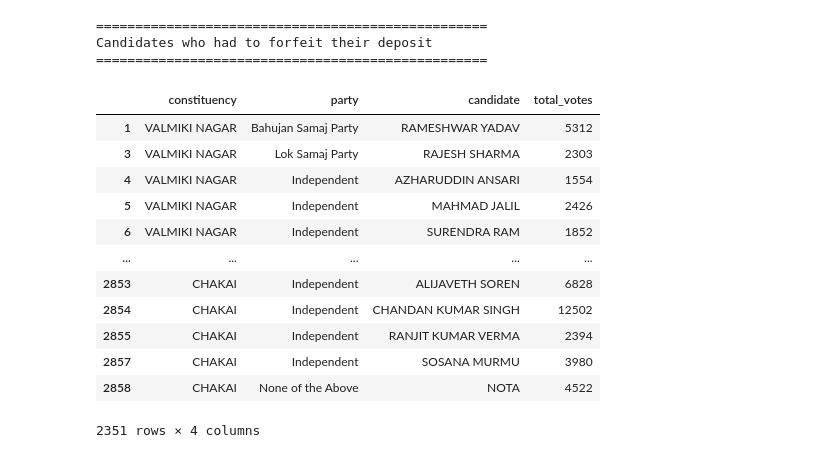
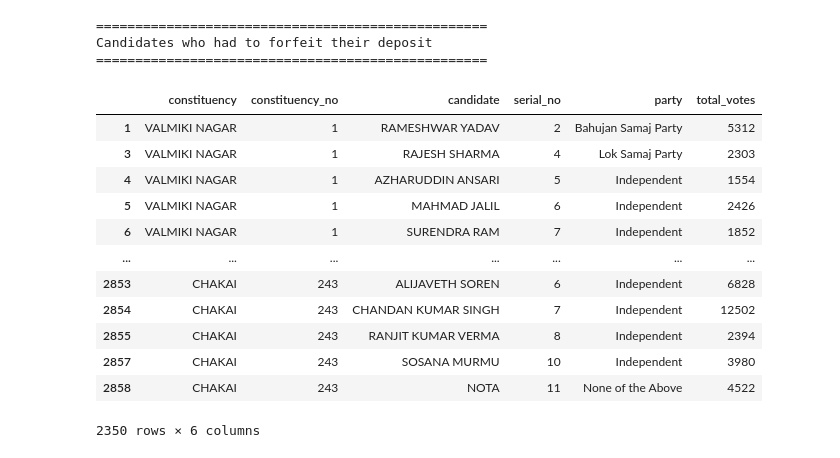
Before and after one commit to thecont1/india-votes-data, a Jupyter notebook: analyse-this.ipynb, the cells around one changed output. Drawn from its saved outputs; the diff is of its cells as text; code cells hidden in the pictures.

```diff
--- a/analyse-this.ipynb
+++ b/analyse-this.ipynb
@@ -145,36 +145,36 @@ Bottom 10 Winning Candidates by Victory Margin
 # %%
 # Calculate deposit loss status directly using transform
-df['deposit_lost'] = df['total_votes'] < (df.groupby('constituency')['total_votes'].transform('sum') / 6)
+df['deposit_lost'] = df['total_votes'] < (df.groupby('constituency_no')['total_votes'].transform('sum') / 6)
 
 # Find winners in each constituency
-df['is_winner'] = df['total_votes'] == df.groupby('constituency')['total_votes'].transform('max')
+df['is_winner'] = df['total_votes'] == df.groupby('constituency_no')['total_votes'].transform('max')
 
 print('='*50)
 print(f"Candidates who had to forfeit their deposit")
 print('='*50)
 
 # Display some examples to verify
-select_columns = ['constituency', 'party', 'candidate', 'total_votes']
+select_columns = ['constituency', 'constituency_no', 'candidate', 'serial_no', 'party', 'total_votes']
 ffdeposit = df[df['deposit_lost'] == True]
 ffdeposit = ffdeposit[select_columns]
 display(ffdeposit)
 # %% [output]
 ==================================================
 Candidates who had to forfeit their deposit
 ==================================================
-|  | constituency | party | candidate | total_votes |
-| 1 | VALMIKI NAGAR | Bahujan Samaj Party | RAMESHWAR YADAV | 5312 |
-| 3 | VALMIKI NAGAR | Lok Samaj Party | RAJESH SHARMA | 2303 |
-| 4 | VALMIKI NAGAR | Independent | AZHARUDDIN ANSARI | 1554 |
-| 5 | VALMIKI NAGAR | Independent | MAHMAD JALIL | 2426 |
-| 6 | VALMIKI NAGAR | Independent | SURENDRA RAM | 1852 |
-| ... | ... | ... | ... | ... |
-| 2853 | CHAKAI | Independent | ALIJAVETH SOREN | 6828 |
-| 2854 | CHAKAI | Independent | CHANDAN KUMAR SINGH | 12502 |
-| 2855 | CHAKAI | Independent | RANJIT KUMAR VERMA | 2394 |
-| 2857 | CHAKAI | Independent | SOSANA MURMU | 3980 |
-| 2858 | CHAKAI | None of the Above | NOTA | 4522 |
+|  | constituency | constituency_no | candidate | serial_no | party | total_votes |
+| 1 | VALMIKI NAGAR | 1 | RAMESHWAR YADAV | 2 | Bahujan Samaj Party | 5312 |
+| 3 | VALMIKI NAGAR | 1 | RAJESH SHARMA | 4 | Lok Samaj Party | 2303 |
+| 4 | VALMIKI NAGAR | 1 | AZHARUDDIN ANSARI | 5 | Independent | 1554 |
+| 5 | VALMIKI NAGAR | 1 | MAHMAD JALIL | 6 | Independent | 2426 |
+| 6 | VALMIKI NAGAR | 1 | SURENDRA RAM | 7 | Independent | 1852 |
+| ... | ... | ... | ... | ... | ... | ... |
+| 2853 | CHAKAI | 243 | ALIJAVETH SOREN | 6 | Independent | 6828 |
+| 2854 | CHAKAI | 243 | CHANDAN KUMAR SINGH | 7 | Independent | 12502 |
+| 2855 | CHAKAI | 243 | RANJIT KUMAR VERMA | 8 | Independent | 2394 |
+| 2857 | CHAKAI | 243 | SOSANA MURMU | 10 | Independent | 3980 |
+| 2858 | CHAKAI | 243 | NOTA | 11 | None of the Above | 4522 |
-2351 rows × 4 columns
+2350 rows × 6 columns
 # %%
 # Calculate party-wise vote shares and other metrics
 vote_shares = df.groupby('party').agg({
```
Also changed, not shown: parts of 5 cells of this notebook, 1 other file.
